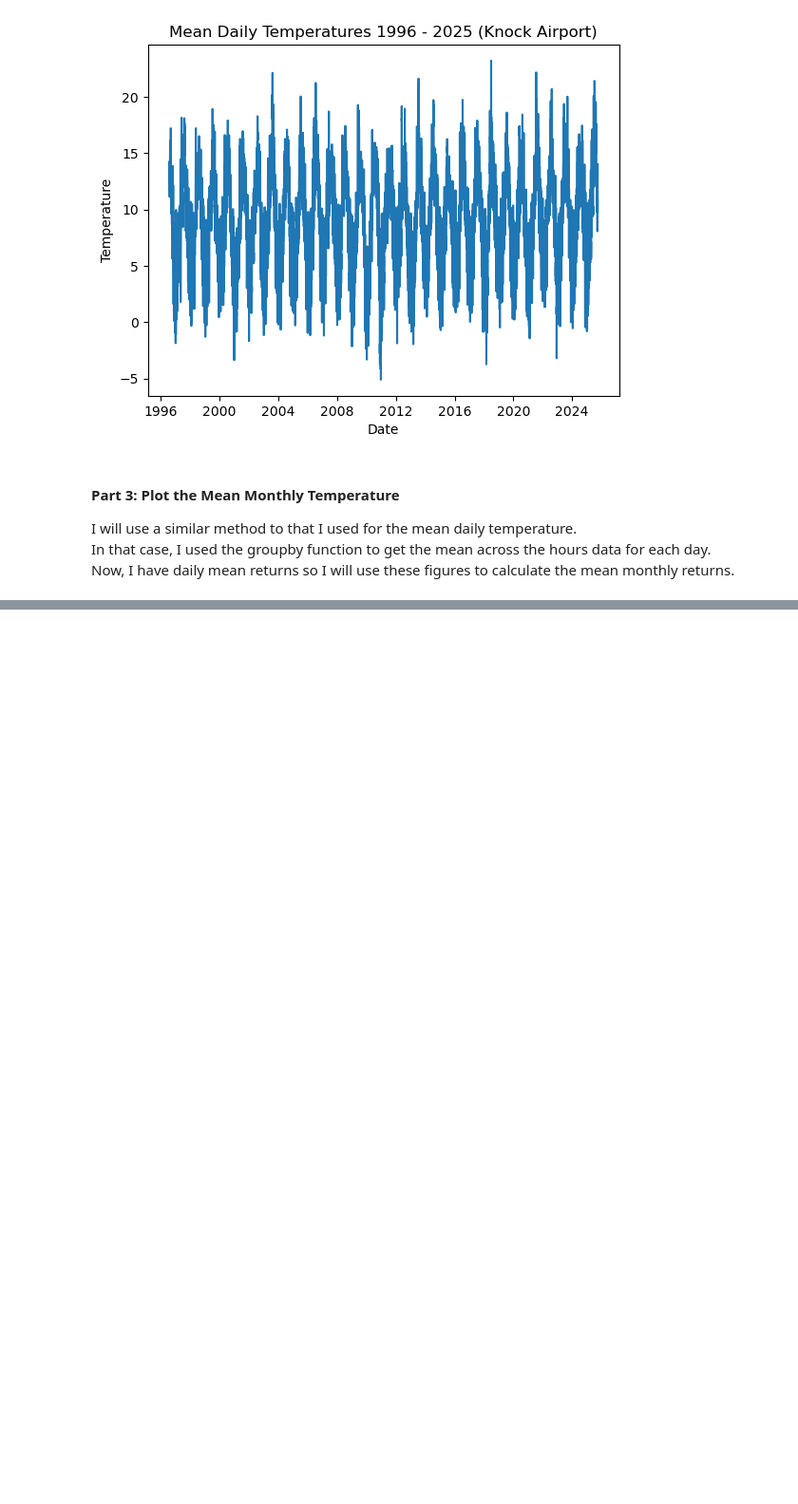
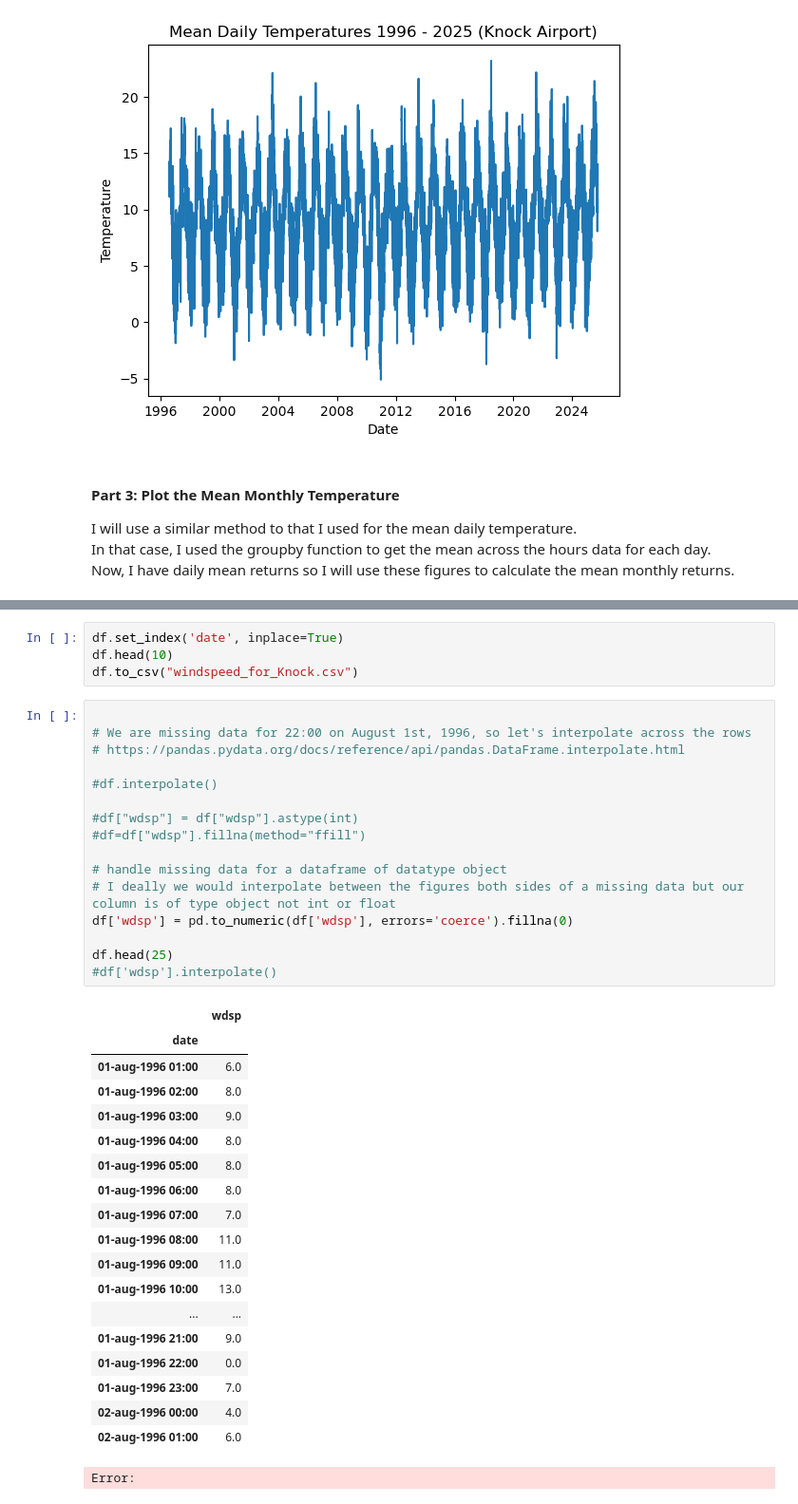
Before and after one commit to callagg2/PFDA, a Jupyter notebook: assignments/assignment_6_Weather.ipynb, the cells around one changed output, grey strips where cells are left out. Shown at 95% size. Cells and saved outputs as stored; diff of their text form; blank space fills up the shorter version.

```diff
--- a/assignments/assignment_6_Weather.ipynb
+++ b/assignments/assignment_6_Weather.ipynb
@@ -392,0 +453,40 @@ plt.show()
+# %%
+df.set_index('date', inplace=True)
+df.head(10)
+df.to_csv("windspeed_for_Knock.csv")
+# %%
+
+# We are missing data for 22:00 on August 1st, 1996, so let's interpolate across the rows
+# https://pandas.pydata.org/docs/reference/api/pandas.DataFrame.interpolate.html
+
+#df.interpolate()
+
+#df["wdsp"] = df["wdsp"].astype(int)
+#df=df["wdsp"].fillna(method="ffill")
+
+# handle missing data for a dataframe of datatype object
+# I deally we would interpolate between the figures both sides of a missing data but our column is of type object not int or float
+df['wdsp'] = pd.to_numeric(df['wdsp'], errors='coerce').fillna(0)
+
+df.head(25)
+#df['wdsp'].interpolate()
+# %% [output]
+|  | wdsp |
+| date |  |
+| 01-aug-1996 01:00 | 6.0 |
+| 01-aug-1996 02:00 | 8.0 |
+| 01-aug-1996 03:00 | 9.0 |
+| 01-aug-1996 04:00 | 8.0 |
+| 01-aug-1996 05:00 | 8.0 |
+| 01-aug-1996 06:00 | 8.0 |
+| 01-aug-1996 07:00 | 7.0 |
+| 01-aug-1996 08:00 | 11.0 |
+| 01-aug-1996 09:00 | 11.0 |
+| 01-aug-1996 10:00 | 13.0 |
+| ... | ... |
+| 01-aug-1996 21:00 | 9.0 |
+| 01-aug-1996 22:00 | 0.0 |
+| 01-aug-1996 23:00 | 7.0 |
+| 02-aug-1996 00:00 | 4.0 |
+| 02-aug-1996 01:00 | 6.0 |
+Error:
```
Also changed, not shown: parts of 21 cells of this notebook, 4 other files.
